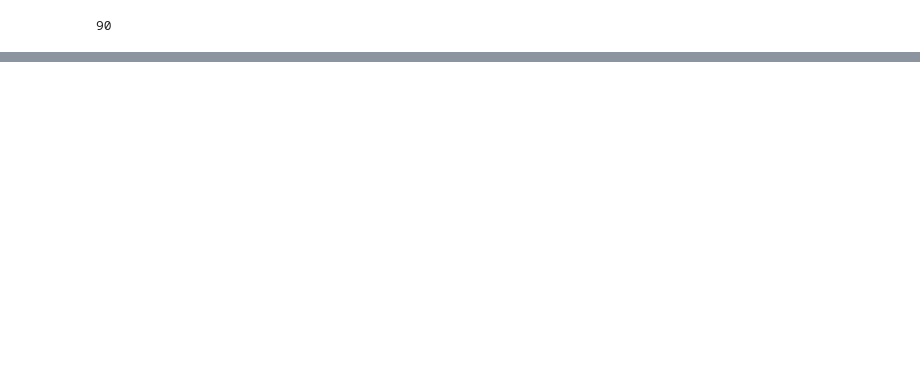
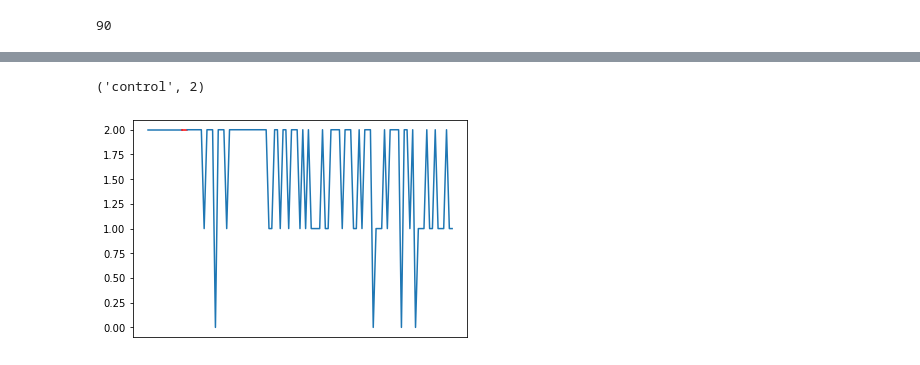
Before and after one commit to EannaCurran/FYP-Time-Series-Classification-For-GWAS-Data, a Jupyter notebook: FPY_SimpleSNP.ipynb, the cells around one changed output, grey strips where cells are left out. Saved outputs shown, nothing was run; the diff lists cells and outputs as text; code cells hidden in the pictures; blank space fills up the shorter version.

```diff
--- a/FPY_SimpleSNP.ipynb
+++ b/FPY_SimpleSNP.ipynb
@@ -142,11 +167,15 @@ plt.plot(idfT[2][position:],color="tab:blue")
 # %%
 # Visualising entry 10 - case
 
 position = idfT[10].index.get_loc("rs2222162")
 plt.xticks([])
 plt.plot(idfT[10][0:position-1], color="tab:blue")
 plt.plot(idfT[10][position-2:position+1], color="red")
 plt.plot(idfT[10][position:],color="tab:blue")
+phenotype[position], idfT[10][position]
+# %% [output]
+('control', 2)
+[figure, added]
 # %%
 # Splitting data into training data and testing data
 
```
Also changed, not shown: parts of 19 cells of this notebook.
